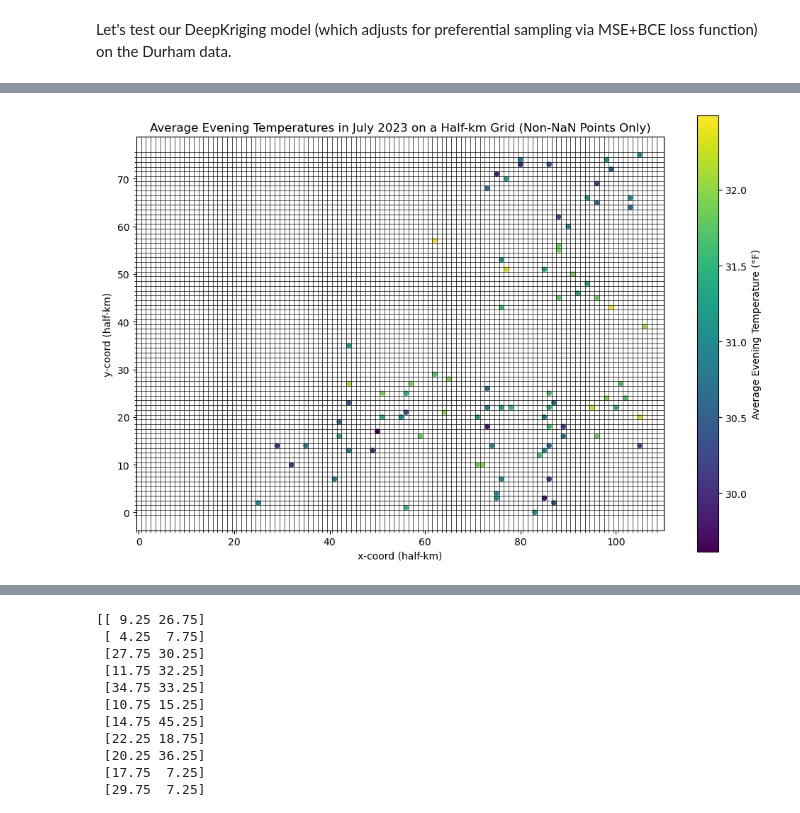
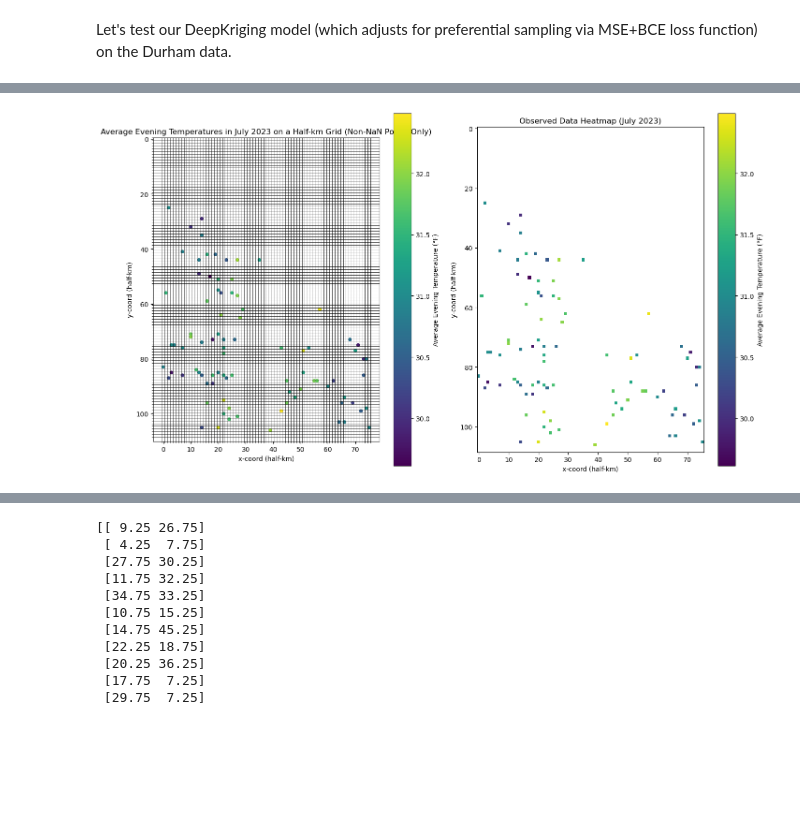
Before and after one commit to elliekkim/deep_ps, a Jupyter notebook: ps_on_durham/dk_ps_durham.ipynb, the cells around one changed output, grey strips where cells are left out. Drawn from its saved outputs; the diff is of its cells as text; code cells hidden in the pictures; blank space fills up the shorter version.

```diff
--- a/ps_on_durham/dk_ps_durham.ipynb
+++ b/ps_on_durham/dk_ps_durham.ipynb
@@ -44,20 +4,0 @@ plt.show()
-# %%
-import numpy as np
-
-# Load the data
-data = np.load('july2023_eve.npy')
-
-# Find non-NaN points and print them in the specified format
-non_nan_points = []
-for x in range(data.shape[0]):
-    for y in range(data.shape[1]):
-        if not np.isnan(data[x, y]):
-            non_nan_points.append(((x, y), data[x, y]))
-
-print(len(non_nan_points)) # This is how many observed points we have (88).
-
-# Extract the coordinates of the observed points
-# observed_coords = [point[0] for point in non_nan_points]
-# for point in observed_coords:
-#     print(point)
-# print(len(observed_coords)) # This is how many observed points we have (88).
@@ -66,50 +5,63 @@ print(len(non_nan_points)) # This is how many observed points we have (88).
 # %%
-# Let's visualize the 109x76 grid overlaying the heatmap:
-
 import numpy as np
 import matplotlib.pyplot as plt
 
 # Load the data
 data = np.load('july2023_eve.npy')
 
-# Create a figure
-plt.figure(figsize=(12, 8))
+# Create a figure with two horizontal subplots
+fig, axes = plt.subplots(1, 2, figsize=(14, 8))
 
-# Plot only the non-NaN data points
-x_coords, y_coords, values = [], [], []
-for x in range(data.shape[0]):
-    for y in range(data.shape[1]):
-        if not np.isnan(data[x, y]):
+# 1) Plot only the non-NaN data points on the first subplot
+y_coords, x_coords, values = [], [], []
+for y in range(data.shape[0]):
+    for x in range(data.shape[1]):
+        if not np.isnan(data[y, x]):
             x_coords.append(x)
             y_coords.append(y)
-            values.append(data[x, y])
+            values.append(data[y, x])
 
 # Convert to numpy arrays
 x_coords = np.array(x_coords)
 y_coords = np.array(y_coords)
 values = np.array(values)
 
-# Plot the non-NaN points with a scatter plot
-sc = plt.scatter(x_coords, y_coords, c=values, cmap='viridis', s=20)
-plt.colorbar(sc, label="Average Evening Temperature (°F)")
+# Plot the non-NaN points with a scatter plot on the first subplot
+sc = axes[0].scatter(x_coords, y_coords, c=values, cmap='viridis', s=20)
+fig.colorbar(sc, ax=axes[0], label="Average Evening Temperature (°F)")
 
-# Set grid lines to match the 109 x 76 grid structure
-plt.gca().set_xticks(np.arange(-0.5, data.shape[0], 1), minor=True)
-plt.gca().set_yticks(np.arange(-0.5, data.shape[1], 1), minor=True)
-plt.grid(which="minor", color="black", linestyle='-', linewidth=0.5)
+# Set grid lines to match the 109 x 76 grid structure on the first subplot
+axes[0].set_xticks(np.arange(-0.5, data.shape[1], 1), minor=True)
+axes[0].set_yticks(np.arange(-0.5, data.shape[0], 1), minor=True)
+axes[0].grid(which="minor", color="black", linestyle='-', linewidth=0.5)
 
-# Set aspect to equal for consistent cell dimensions
-plt.gca().set_aspect('equal')
+# Set aspect to equal for consistent cell dimensions on the first subplot
+axes[0].set_aspect('equal')
 
-# Label axes and title
-plt.title("Average Evening Temperatures in July 2023 on a Half-km Grid (Non-NaN Points Only)")
-plt.xlabel("x-coord (half-km)")
-plt.ylabel("y-coord (half-km)")
+# Invert the y-axis for the scatter plot to match the imshow orientation
+axes[0].invert_yaxis()
 
-# Display the plot
+# Label axes and title for the first subplot
+axes[0].set_title("Average Evening Temperatures in July 2023 on a Half-km Grid (Non-NaN Points Only)")
+axes[0].set_xlabel("x-coord (half-km)")
+axes[0].set_ylabel("y-coord (half-km)")
+
+# 2) Visualize the observed data (heatmap) on the second subplot
+im = axes[1].imshow(data, cmap='viridis', aspect='equal')
+fig.colorbar(im, ax=axes[1], label="Average Evening Temperature (°F)")
+
+# Label axes and title for the second subplot
+axes[1].set_title("Observed Data Heatmap (July 2023)")
+axes[1].set_xlabel("x-coord (half-km)")
+axes[1].set_ylabel("y-coord (half-km)")
+
+# Display the plots
+plt.tight_layout()  # Adjust spacing between the plots
 plt.show()
+
+# note: imshow() displays images with the origin at the top-left corner (by default).
 # %% [output]
-[figure, old version]
+[figure, new version]
 # %%
 # Okay great, now that we've overlayed the half-km by half-km grid over the data we can
 # plot the centroids and start plugging in the centroid data into the model.
```
Also changed, not shown: parts of 18 cells of this notebook.
